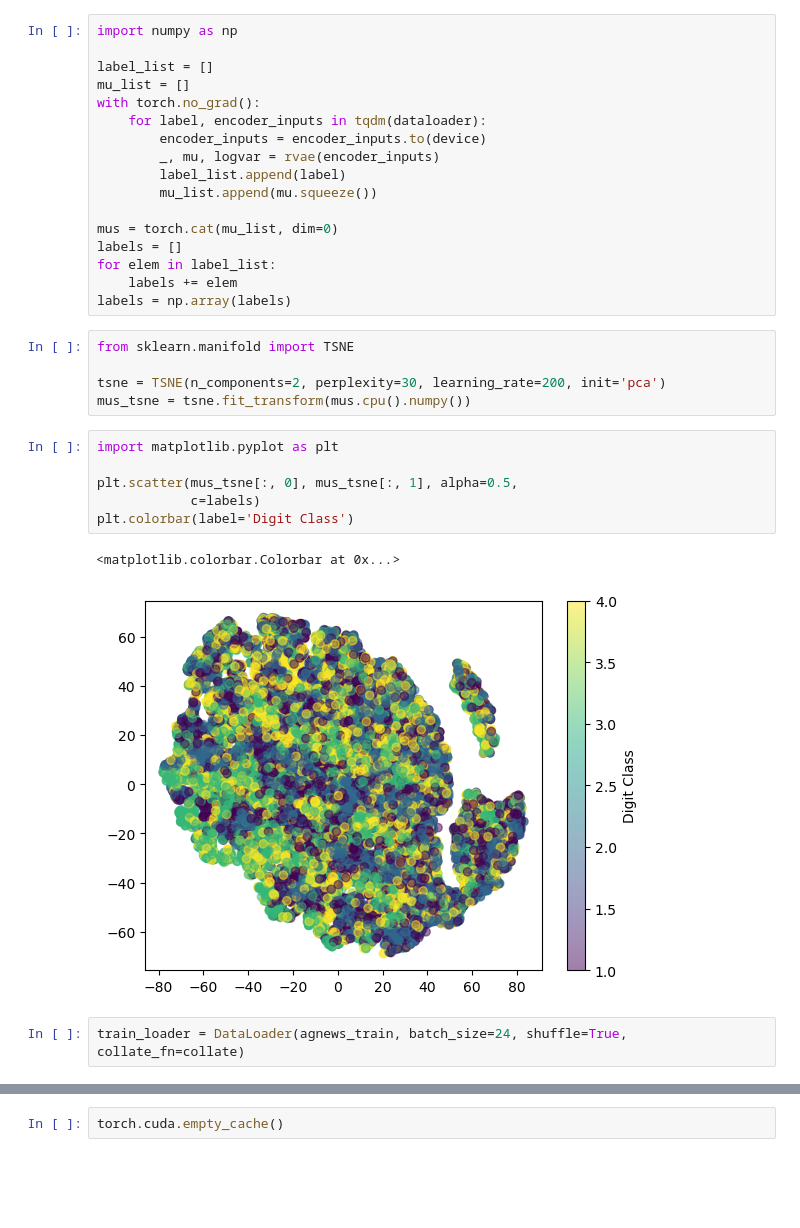
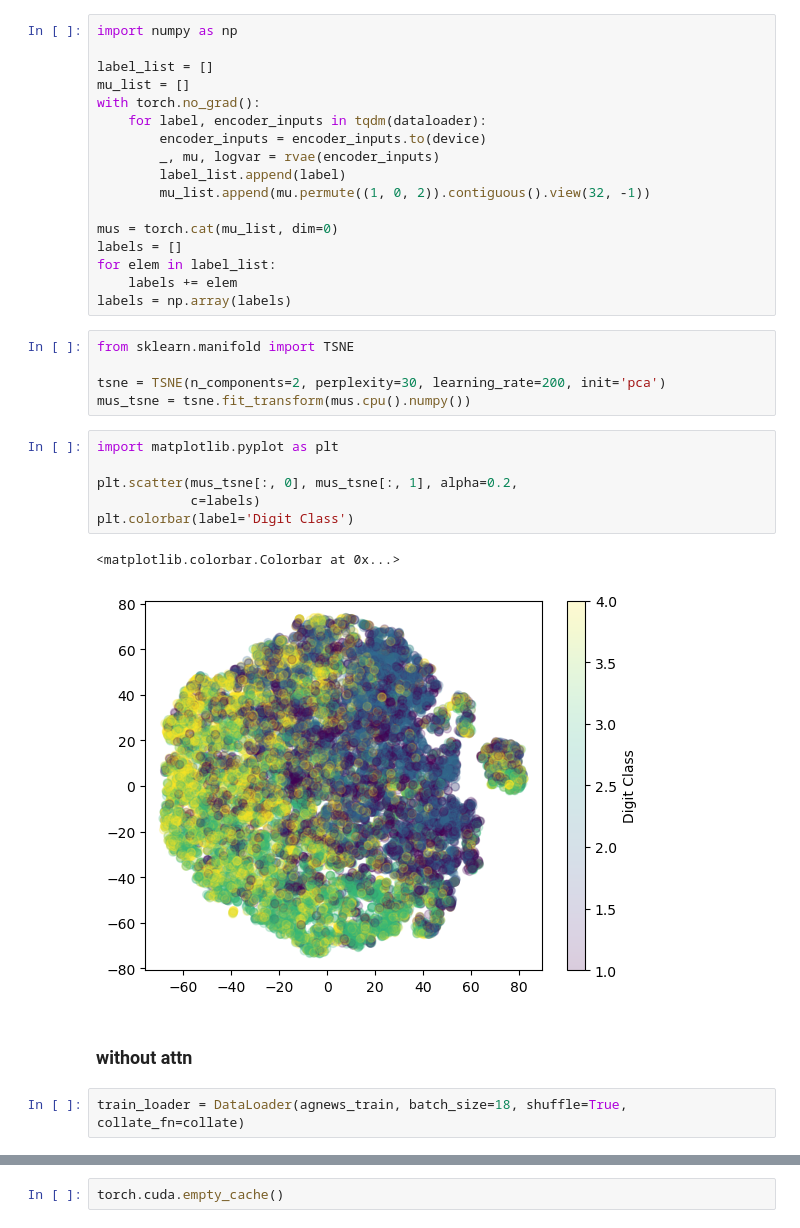
Before and after one commit to scotsun/clear-vae, a Jupyter notebook: rnnvae/nlp-demo.ipynb, the cells around one changed output, grey strips where cells are left out. Saved outputs shown, nothing was run; the diff lists cells and outputs as text; blank space fills up the shorter version.

```diff
--- a/rnnvae/nlp-demo.ipynb
+++ b/rnnvae/nlp-demo.ipynb
@@ -120,7 +128,7 @@ with torch.no_grad():
         encoder_inputs = encoder_inputs.to(device)
         _, mu, logvar = rvae(encoder_inputs)
         label_list.append(label)
-        mu_list.append(mu.squeeze())
+        mu_list.append(mu.permute((1, 0, 2)).contiguous().view(32, -1))
 
 mus = torch.cat(mu_list, dim=0)
 labels = []
@@ -135,14 +143,16 @@ mus_tsne = tsne.fit_transform(mus.cpu().numpy())
 # %%
 import matplotlib.pyplot as plt
 
-plt.scatter(mus_tsne[:, 0], mus_tsne[:, 1], alpha=0.5,
+plt.scatter(mus_tsne[:, 0], mus_tsne[:, 1], alpha=0.2,
             c=labels)
 plt.colorbar(label='Digit Class')
 # %% [output]
 <matplotlib.colorbar.Colorbar at 0x...>
-[figure, old version]
+[figure, new version]
+# %% [markdown]
+### without attn
 # %%
-train_loader = DataLoader(agnews_train, batch_size=24, shuffle=True, collate_fn=collate)
+train_loader = DataLoader(agnews_train, batch_size=18, shuffle=True, collate_fn=collate)
 # %%
 import torch.optim as optim
 from model import RVAE
```
Also changed, not shown: parts of 13 cells of this notebook, 3 other files.
